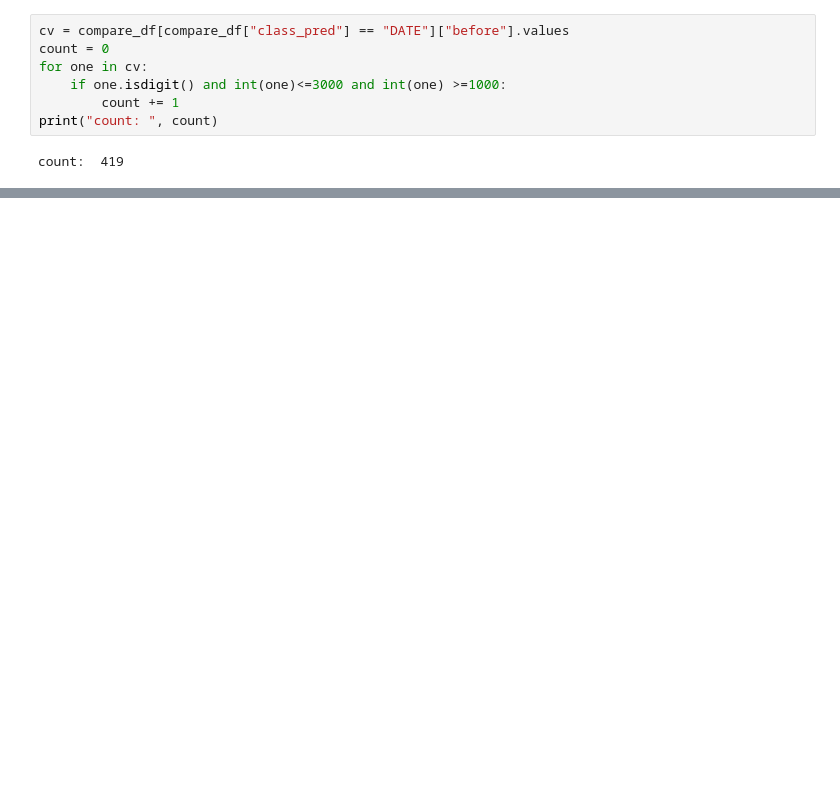
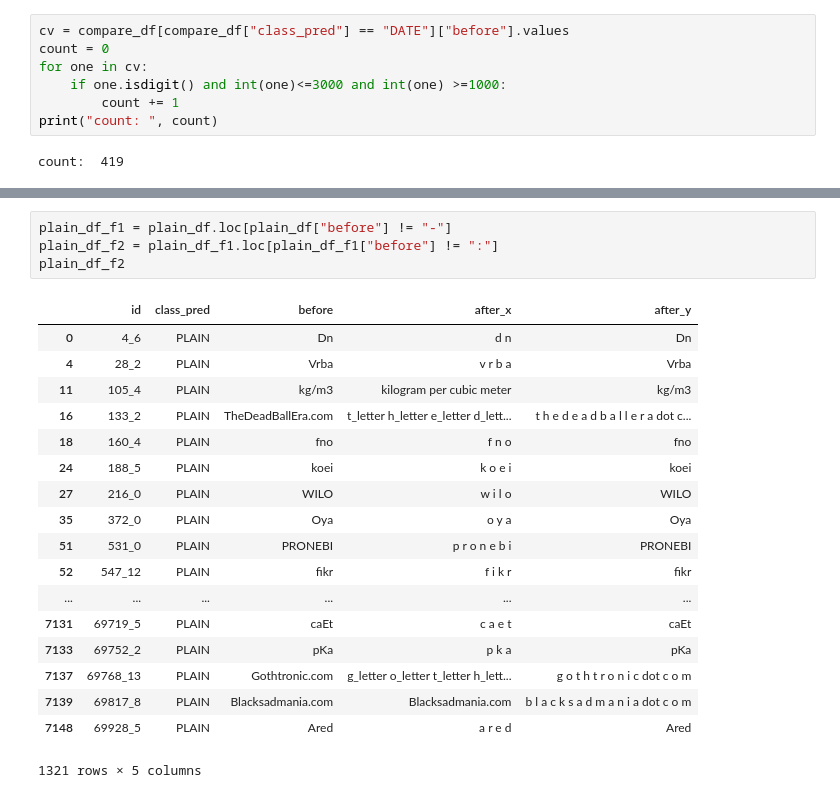
Before and after one commit to applenob/text_normalization, a Jupyter notebook: notebooks/improve.ipynb, the cells around one changed output, grey strips where cells are left out. Saved outputs shown, nothing was run; the diff lists cells and outputs as text; blank space fills up the shorter version.

```diff
--- a/notebooks/improve.ipynb
+++ b/notebooks/improve.ipynb
@@ -114,0 +136,23 @@ compare_df[compare_df["class_pred"] == "PLAIN"]
+# %%
+plain_df_f1 = plain_df.loc[plain_df["before"] != "-"]
+plain_df_f2 = plain_df_f1.loc[plain_df_f1["before"] != ":"]
+plain_df_f2
+# %% [output]
+|  | id | class_pred | before | after_x | after_y |
+| 0 | 4_6 | PLAIN | Dn | d n | Dn |
+| 4 | 28_2 | PLAIN | Vrba | v r b a | Vrba |
+| 11 | 105_4 | PLAIN | kg/m3 | kilogram per cubic meter | kg/m3 |
+| 16 | 133_2 | PLAIN | TheDeadBallEra.com | t_letter h_letter e_letter d_lett... | t h e d e a d b a l l e r a dot c... |
+| 18 | 160_4 | PLAIN | fno | f n o | fno |
+| 24 | 188_5 | PLAIN | koei | k o e i | koei |
+| 27 | 216_0 | PLAIN | WILO | w i l o | WILO |
+| 35 | 372_0 | PLAIN | Oya | o y a | Oya |
+| 51 | 531_0 | PLAIN | PRONEBI | p r o n e b i | PRONEBI |
+| 52 | 547_12 | PLAIN | fikr | f i k r | fikr |
+| ... | ... | ... | ... | ... | ... |
+| 7131 | 69719_5 | PLAIN | caEt | c a e t | caEt |
+| 7133 | 69752_2 | PLAIN | pKa | p k a | pKa |
+| 7137 | 69768_13 | PLAIN | Gothtronic.com | g_letter o_letter t_letter h_lett... | g o t h t r o n i c dot c o m |
+| 7139 | 69817_8 | PLAIN | Blacksadmania.com | Blacksadmania.com | b l a c k s a d m a n i a dot c o m |
+| 7148 | 69928_5 | PLAIN | Ared | a r e d | Ared |
+1321 rows × 5 columns
```
Also changed, not shown: parts of 14 cells of this notebook, 13 other files.
